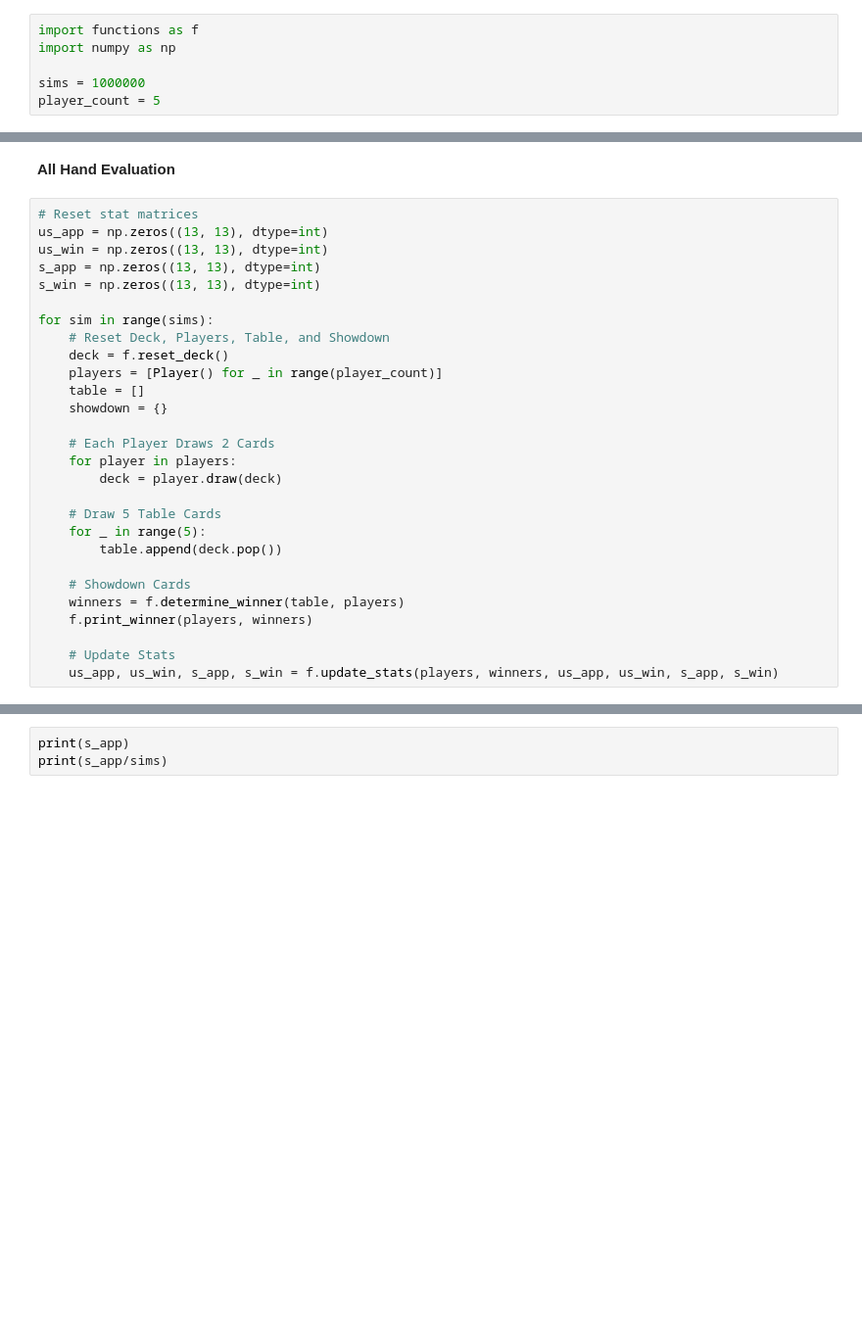
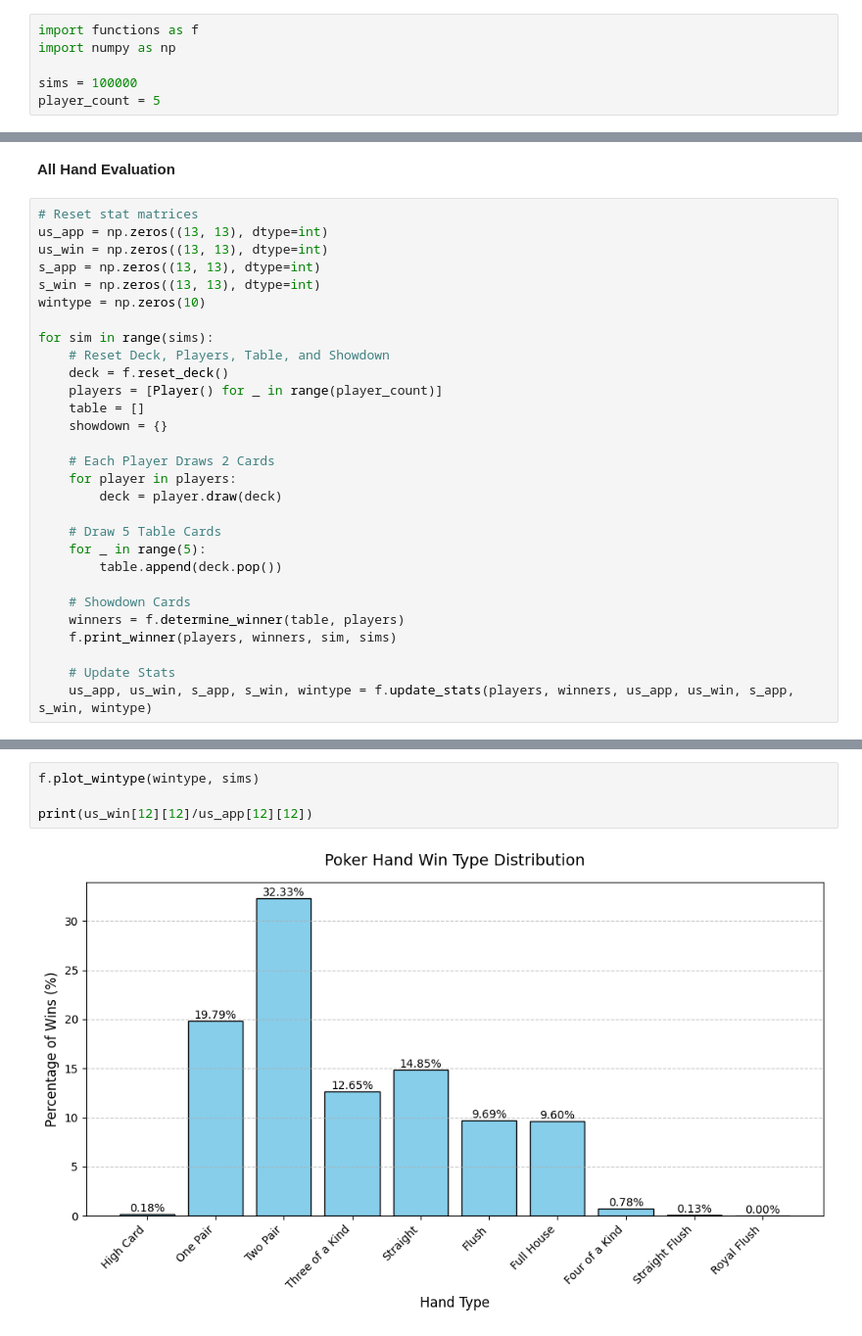
Before and after one commit to alexgmex/PokerMonteCarlo, a Jupyter notebook: main.ipynb, the cells around one changed output, grey strips where cells are left out. Shown: that part at 98% size. Drawn from its saved outputs; the diff is of its cells as text; blank space fills up the shorter version.

Commit message:
optimisations and updatesd

```diff
--- a/main.ipynb
+++ b/main.ipynb
@@ -4,7 +4,7 @@
 import functions as f
 import numpy as np
 
-sims = 1000000
+sims = 100000
 player_count = 5
 # %% [markdown]
 **Player Class**
@@ -49,6 +49,7 @@ us_app = np.zeros((13, 13), dtype=int)
 us_win = np.zeros((13, 13), dtype=int)
 s_app = np.zeros((13, 13), dtype=int)
 s_win = np.zeros((13, 13), dtype=int)
+wintype = np.zeros(10)
 
 for sim in range(sims):
     # Reset Deck, Players, Table, and Showdown
@@ -67,8 +68,8 @@ for sim in range(sims):
 
     # Showdown Cards
     winners = f.determine_winner(table, players)
-    f.print_winner(players, winners)
+    f.print_winner(players, winners, sim, sims)
 
     # Update Stats
-    us_app, us_win, s_app, s_win = f.update_stats(players, winners, us_app, us_win, s_app, s_win)
+    us_app, us_win, s_app, s_win, wintype = f.update_stats(players, winners, us_app, us_win, s_app, s_win, wintype)
 # %% [output]
@@ -77,3 +95,6 @@ IndexError: invalid index to scalar variable.
 # %%
-print(s_app)
-print(s_app/sims)
+f.plot_wintype(wintype, sims)
+
+print(us_win[12][12]/us_app[12][12])
+# %% [output]
+[figure, added]
```
Also changed, not shown: parts of 3 cells of this notebook, 1 other file.
